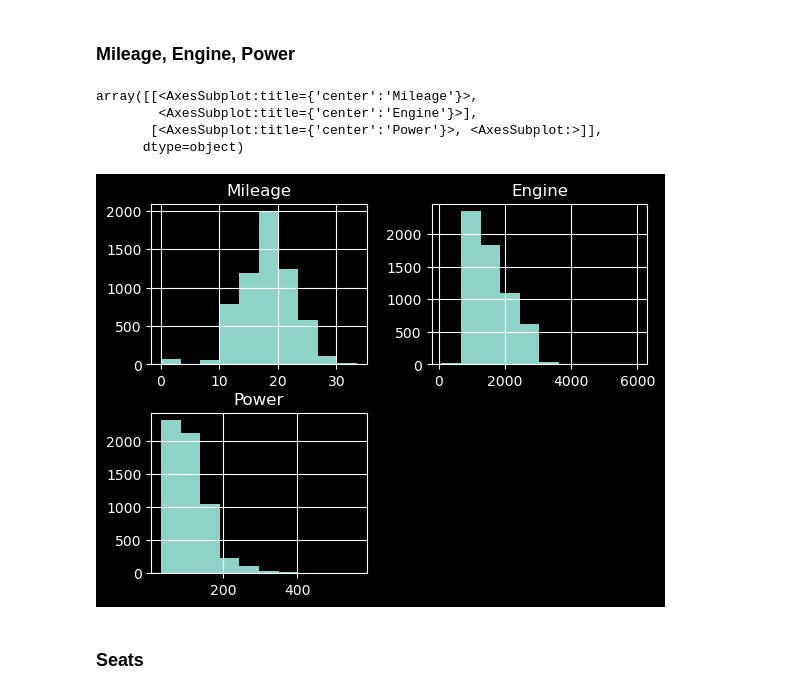
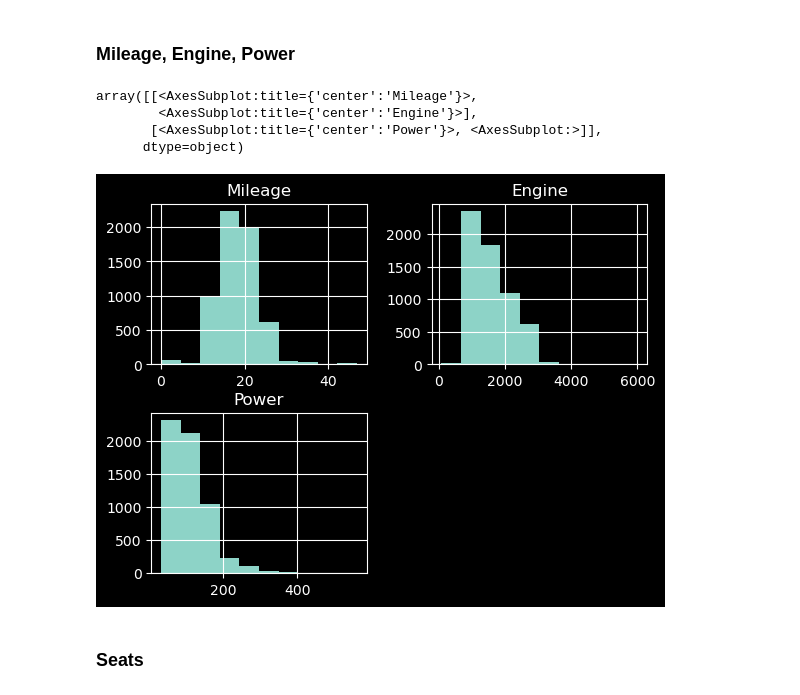
Before and after one commit to Vvold/Cars-Price-Prediction-XGBoost, a Jupyter notebook: Cars Price Prediction Using XGBoost.ipynb, the cells around one changed output. Saved outputs shown, nothing was run; the diff lists cells and outputs as text; code cells hidden in the pictures.

```diff
--- a/Cars Price Prediction Using XGBoost.ipynb
+++ b/Cars Price Prediction Using XGBoost.ipynb
@@ -178,20 +178,21 @@ plt.show()
 # %% [markdown]
 ### Mileage, Engine, Power
 # %%
-features = ['Mileage', 'Engine', 'Power']
+mileage_peparation = lambda x: float(str(x).split(" ")[0])*1.4 if str(x).endswith('km/kg') else str(x).split(" ")[0]
+train_df['Mileage'] = pd.to_numeric(train_df['Mileage'].map(mileage_peparation), errors='coerce')
+
+features = ['Engine', 'Power']
 for feature in features:
     train_df[feature] = pd.to_numeric(train_df[feature].map(lambda x: str(x).split(" ")[0]),
-                                      errors='coerce')
-    test_df[feature] = pd.to_numeric(test_df[feature].map(lambda x: str(x).split(" ")[0]),
-                                     errors='coerce')
+                                       errors='coerce')
 # %%
-train_df[features].hist()
+train_df[['Mileage', 'Engine', 'Power']].hist()
 # %% [output]
 array([[<AxesSubplot:title={'center':'Mileage'}>,
         <AxesSubplot:title={'center':'Engine'}>],
        [<AxesSubplot:title={'center':'Power'}>, <AxesSubplot:>]],
       dtype=object)
-[figure, old version]
+[figure, new version]
 # %% [markdown]
 ### Seats
 # %%
```
Also changed, not shown: parts of 19 cells of this notebook.
